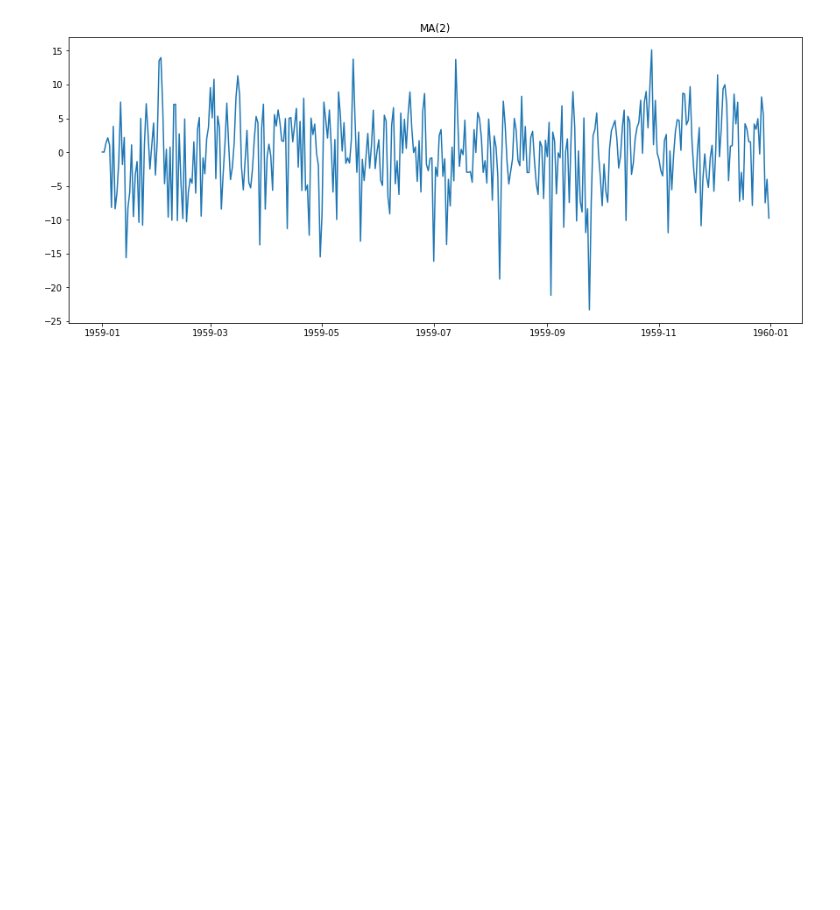
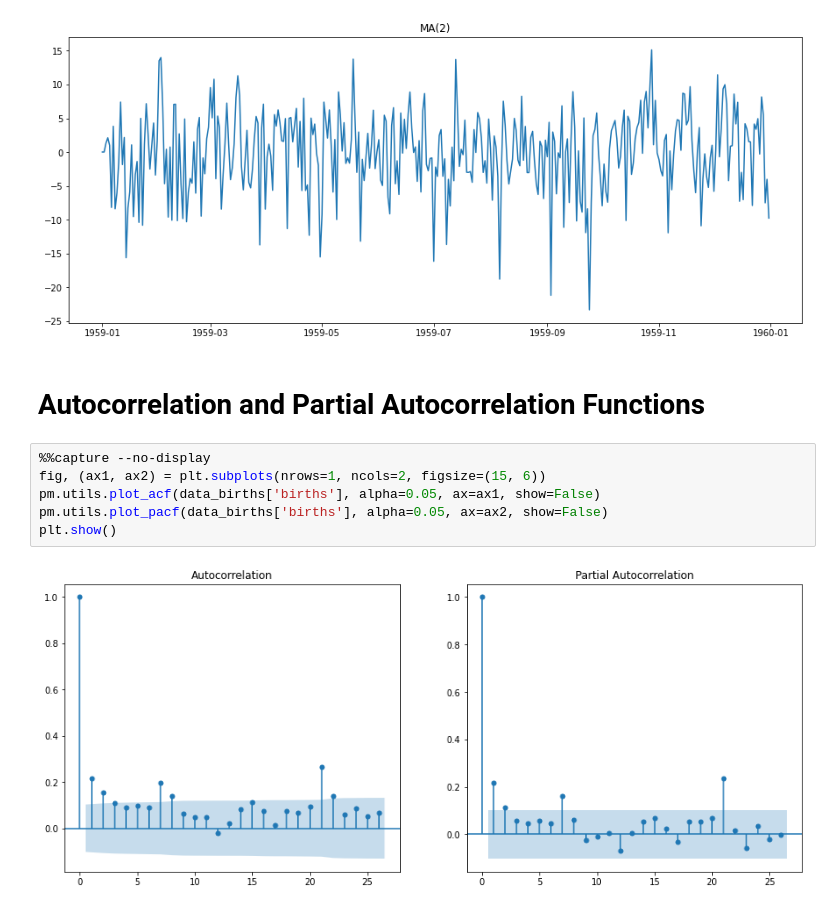
Before and after one commit to rjafarau/hands-on-time-series-analysis-python, a Jupyter notebook: source/CH04_Regression_Extension_Techniques_For_Time_Series_Data.ipynb, the cells around one changed output. Saved outputs shown, nothing was run; the diff lists cells and outputs as text; blank space fills up the shorter version.

Commit message:
Complete ACF and PACF section

```diff
--- a/source/CH04_Regression_Extension_Techniques_For_Time_Series_Data.ipynb
+++ b/source/CH04_Regression_Extension_Techniques_For_Time_Series_Data.ipynb
@@ -64,3 +64,13 @@ plt.title('MA(2)')
 plt.show()
 # %% [output]
 [figure]
+# %% [markdown]
+# Autocorrelation and Partial Autocorrelation Functions
+# %%
+%%capture --no-display
+fig, (ax1, ax2) = plt.subplots(nrows=1, ncols=2, figsize=(15, 6))
+pm.utils.plot_acf(data_births['births'], alpha=0.05, ax=ax1, show=False)
+pm.utils.plot_pacf(data_births['births'], alpha=0.05, ax=ax2, show=False)
+plt.show()
+# %% [output]
+[figure, added]
```
Also changed, not shown: parts of 1 cell of this notebook.
